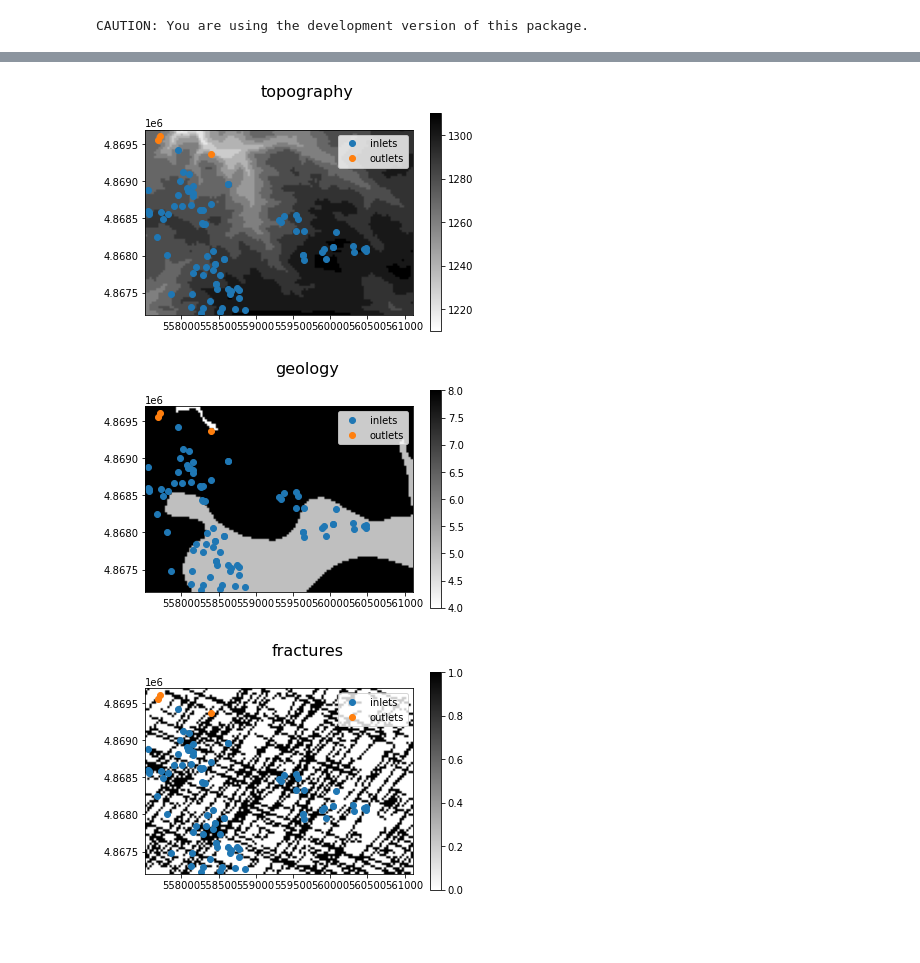
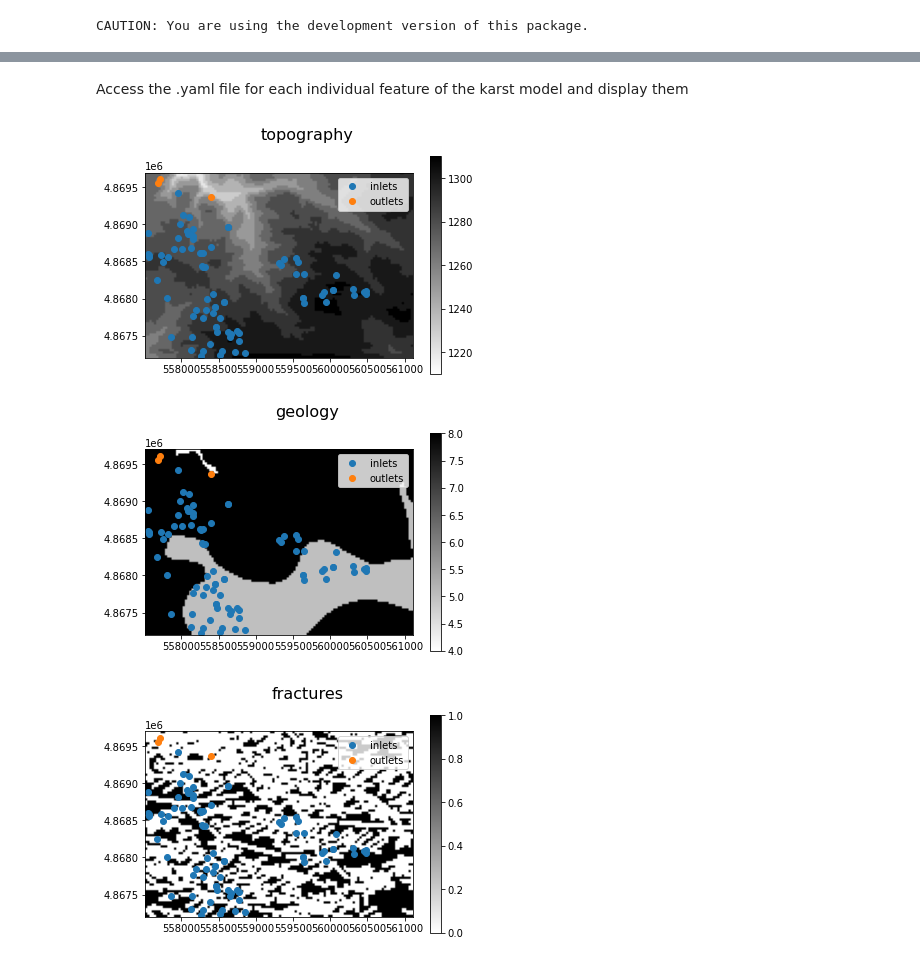
Before and after one commit to Csaucer/Bear_Spring_pyKasso, a Jupyter notebook: Soucey_Bear_Spring_pyKasso.ipynb, the cells around one changed output, grey strips where cells are left out. Saved outputs shown, nothing was run; the diff lists cells and outputs as text; code cells hidden in the pictures; blank space fills up the shorter version.

```diff
--- a/Soucey_Bear_Spring_pyKasso.ipynb
+++ b/Soucey_Bear_Spring_pyKasso.ipynb
@@ -50,22 +53,10 @@ Modify the settings.yaml file from within python to generate fractures, run cond
 # %%
+#resize fracture network image to be used in pykasso
+from PIL import Image
+fracture_image = Image.open(r"C:\Users\csouc\Desktop\Bear Spring Data\Bear_Spring_Modeling\Bear_Spring_pyKasso\fracture_map.png")
+frac_resized = fracture_image.resize((120,83))
+frac_resized.save('frac_resized.png')
+
 #modifications to fractures from image
-springshed.set_fractures_mode('random')
-springshed.set_fractures_densities([30,25])
-springshed.set_fractures_min_orientation([30,110])
-springshed.set_fractures_max_orientation([50,113])
-springshed.set_fractures_min_length(100)
-springshed.set_fractures_max_length(4000)
+springshed.set_fractures_mode('image')
 springshed.update_fractures()
-
-springshed.set_inlets_importance([28,28,28])                        #assign the first inlet to the first iteration, the next two to the second iteration, and the next two to the last iteration
-#catchment.set_outlets_data('inputs/valley1/outlets2D.txt')      #load a new outlet file with two outlets instead of one
-#catchment.update_outlets()                                      #update
-springshed.set_outlets_importance([1,1])                         #assign one outlet to the first iteration and one to the second iteration
-springshed.set_inlets_per_outlet([42,42])                          #assign the first two inlets to the first outlet, and the remaining three inlets to the second outlet
-#catchment.set_inlets_importance([1])
-
-
-springshed.set_algorithm('Riemann2')
-springshed.update_all()
-springshed.compute_karst_network()
-springshed.show()
@@ -86,12 +63,16 @@ FileNotFoundError: [Errno 2] No such file or directory: 'FileHFM_binary_dir.txt'
+# %% [markdown]
+Access the .yaml file for each individual feature of the karst model and display them
 # %%
 #display different aspects of the springshed model
 topography = springshed.get_topography()
 springshed.show_catchment(data='topography')
 geology = springshed.get_geology()
 springshed.show_catchment(data='geology')
 fractures = springshed.get_fractures()
 springshed.show_catchment(data='fractures')
+springshed.set_data_has_polygon(False)
+springshed.update_polygon()
 # %% [output]
 [figure]
 [figure]
-[figure, old version]
+[figure, new version]
```
Also changed, not shown: parts of 12 cells of this notebook, 3 other files.
